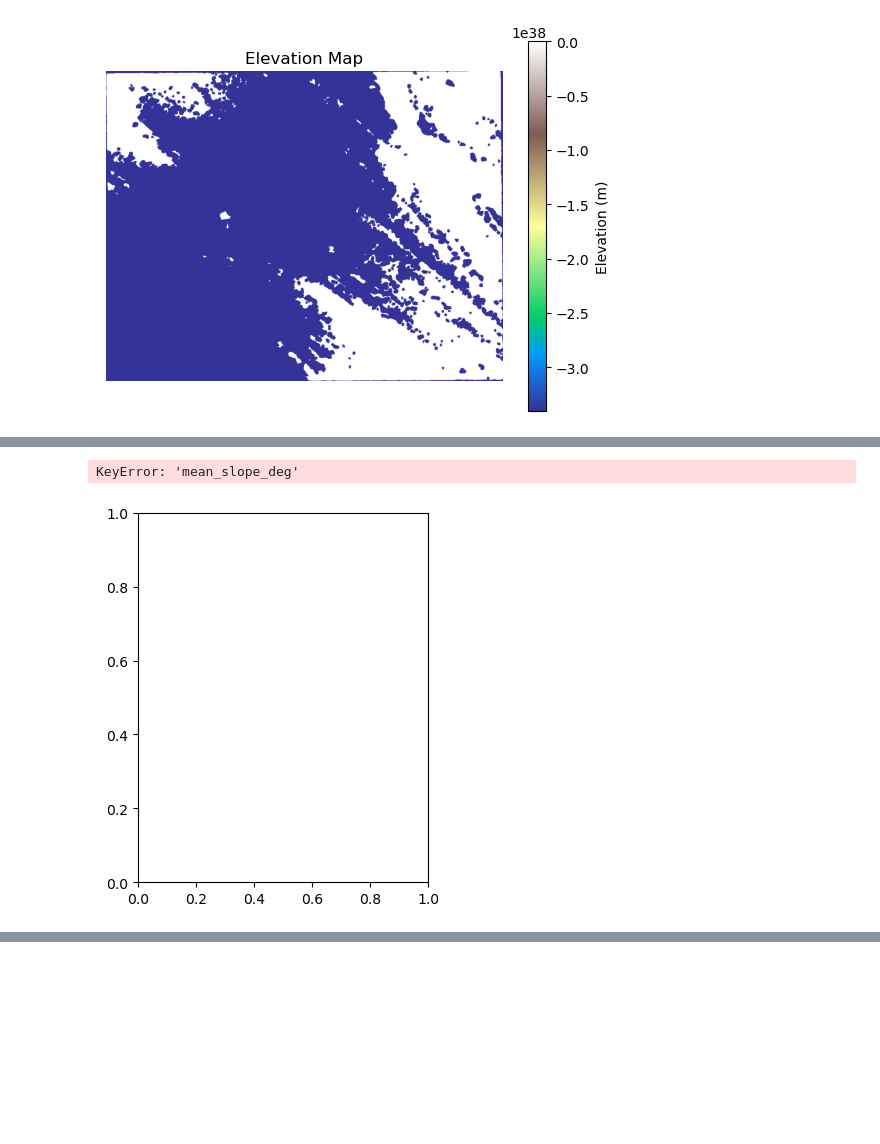
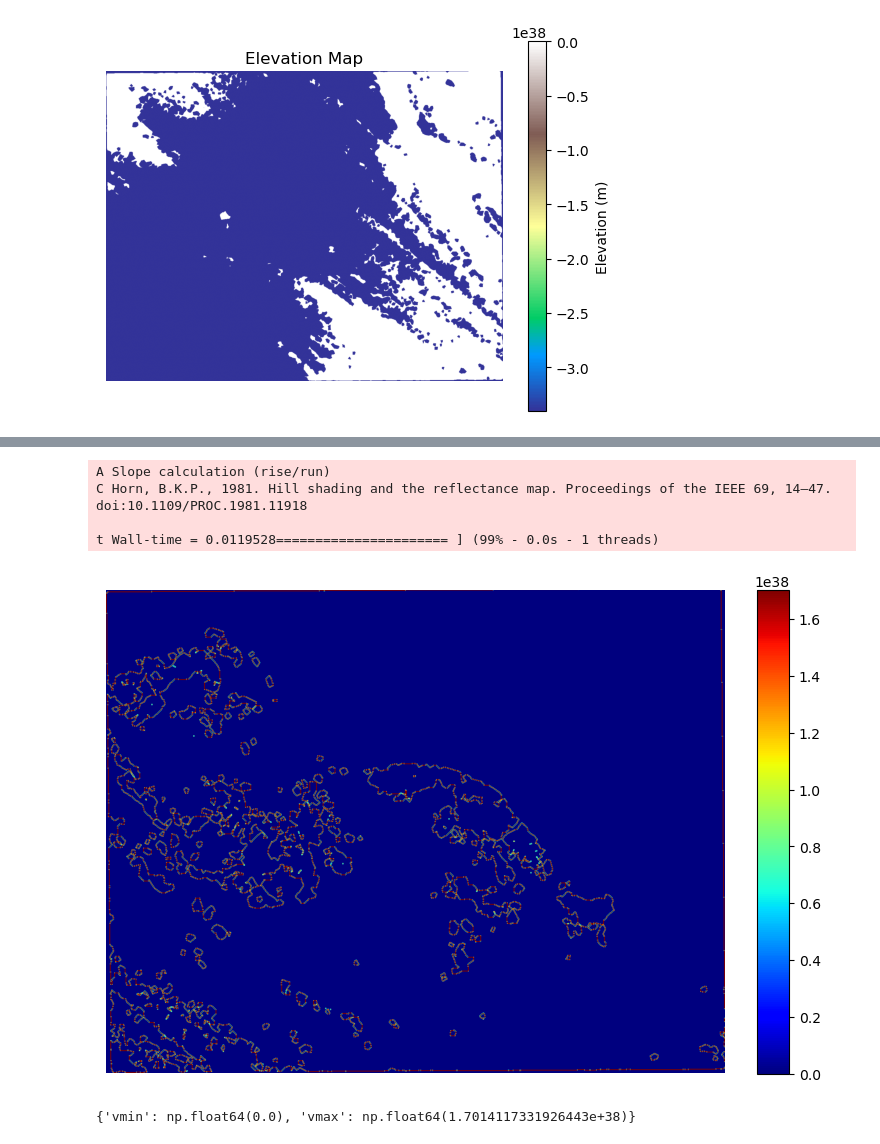
Before and after one commit to Claire-Gall/cdp-mapping-systems, a Jupyter notebook: elevationmap/elevation.ipynb, the cells around one changed output, grey strips where cells are left out. Drawn from its saved outputs; the diff is of its cells as text; code cells hidden in the pictures; blank space fills up the shorter version.

Commit message:
calculating and visualization slope data
@mariogiampieri

```diff
--- a/elevationmap/elevation.ipynb
+++ b/elevationmap/elevation.ipynb
@@ -73,5 +70,0 @@ gdf = gpd.read_file('output_geojson_path')
-# %%
-gdf.plot(column='mean_slope_deg', cmap='', legend=True)
-# %% [output]
-KeyError: 'mean_slope_deg'
-[figure, removed]
@@ -77,0 +73,17 @@ KeyError: 'mean_slope_deg'
+# %%
+import rasterio
+import richdem as rd
+
+# Open the .tif raster and read the elevation data
+with rasterio.open('images/rawraster4.tif') as src:
+    elevation = src.read(1)  # read the first band
+
+# Convert it to a richdem object
+beau = rd.rdarray(elevation, no_data=-9999)
+
+# Calculate slope
+slope = rd.TerrainAttribute(beau, attrib='slope_riserun')
+
+# Plot
+rd.rdShow(slope, axes=False, cmap='jet', figsize=(8, 5.5))
+# %% [output]
@@ -77,0 +92,6 @@ KeyError: 'mean_slope_deg'
+A Slope calculation (rise/run)
+C Horn, B.K.P., 1981. Hill shading and the reflectance map. Proceedings of the IEEE 69, 14–47. doi:10.1109/PROC.1981.11918
+
+t Wall-time = 0.0119528====================== ] (99% - 0.0s - 1 threads)
+[figure, added]
+{'vmin': np.float64(0.0), 'vmax': np.float64(1.7014117331926443e+38)}
```
Also changed, not shown: parts of 6 cells of this notebook, 2 other files.
